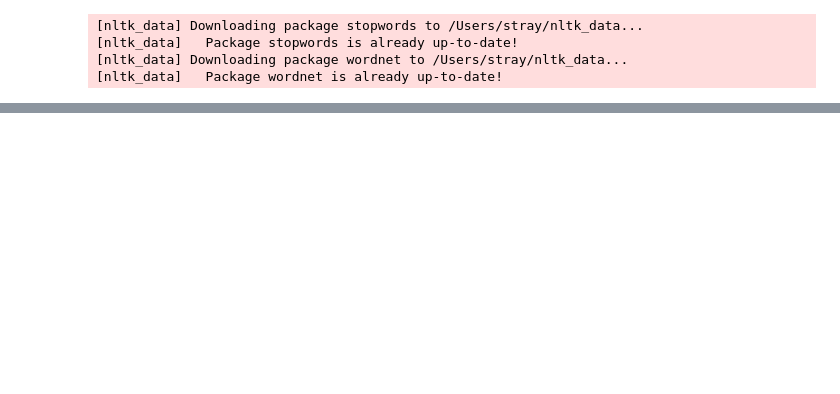
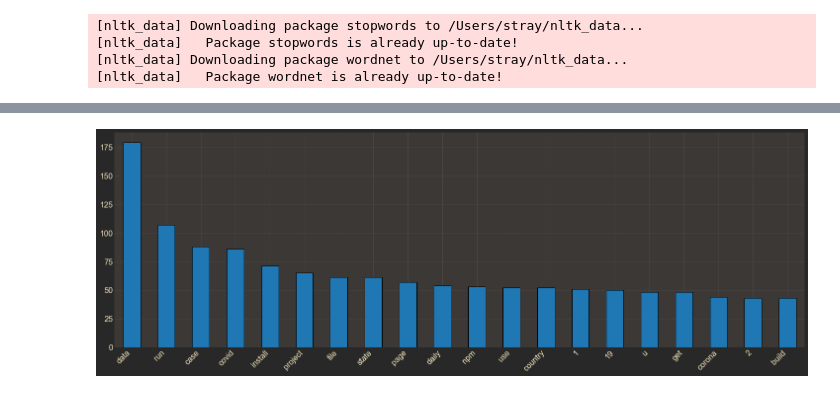
Before and after one commit to NLP-Project-CRT/NLP-Project, a Jupyter notebook: rz_workbook.ipynb, the cells around one changed output, grey strips where cells are left out. Drawn from its saved outputs; the diff is of its cells as text; code cells hidden in the pictures; blank space fills up the shorter version.

```diff
--- a/rz_workbook.ipynb
+++ b/rz_workbook.ipynb
@@ -41,0 +109,7 @@ Name: programming_language, dtype: int64
+# %%
+# visualize top 20 common words in JavaScript
+js_words.value_counts().sort_values(ascending=False).head(20).plot.bar(ec='k')
+plt.xticks(rotation=45, ha='right')
+plt.show()
+# %% [output]
+[figure, added]
```
Also changed, not shown: parts of 23 cells of this notebook.
